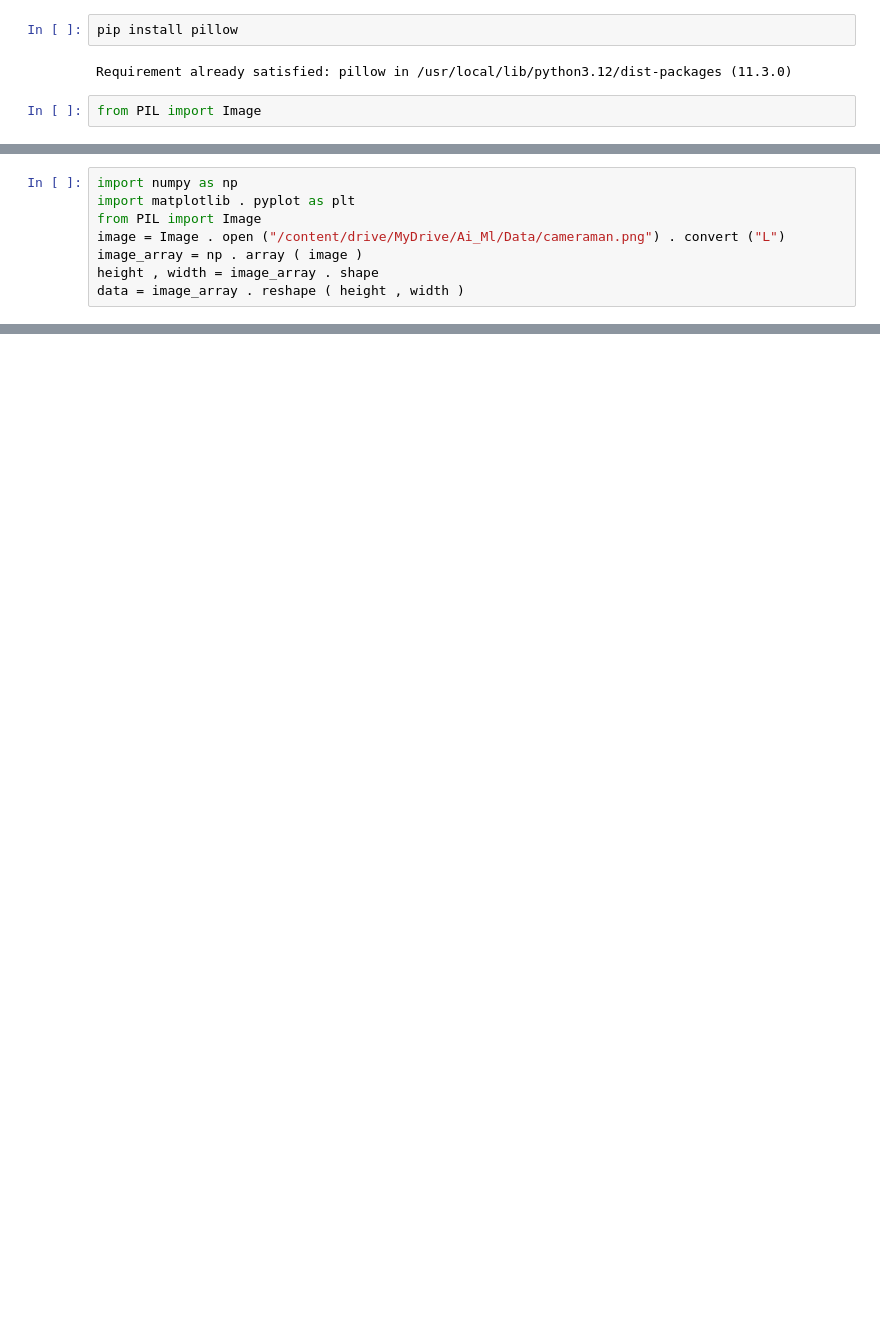
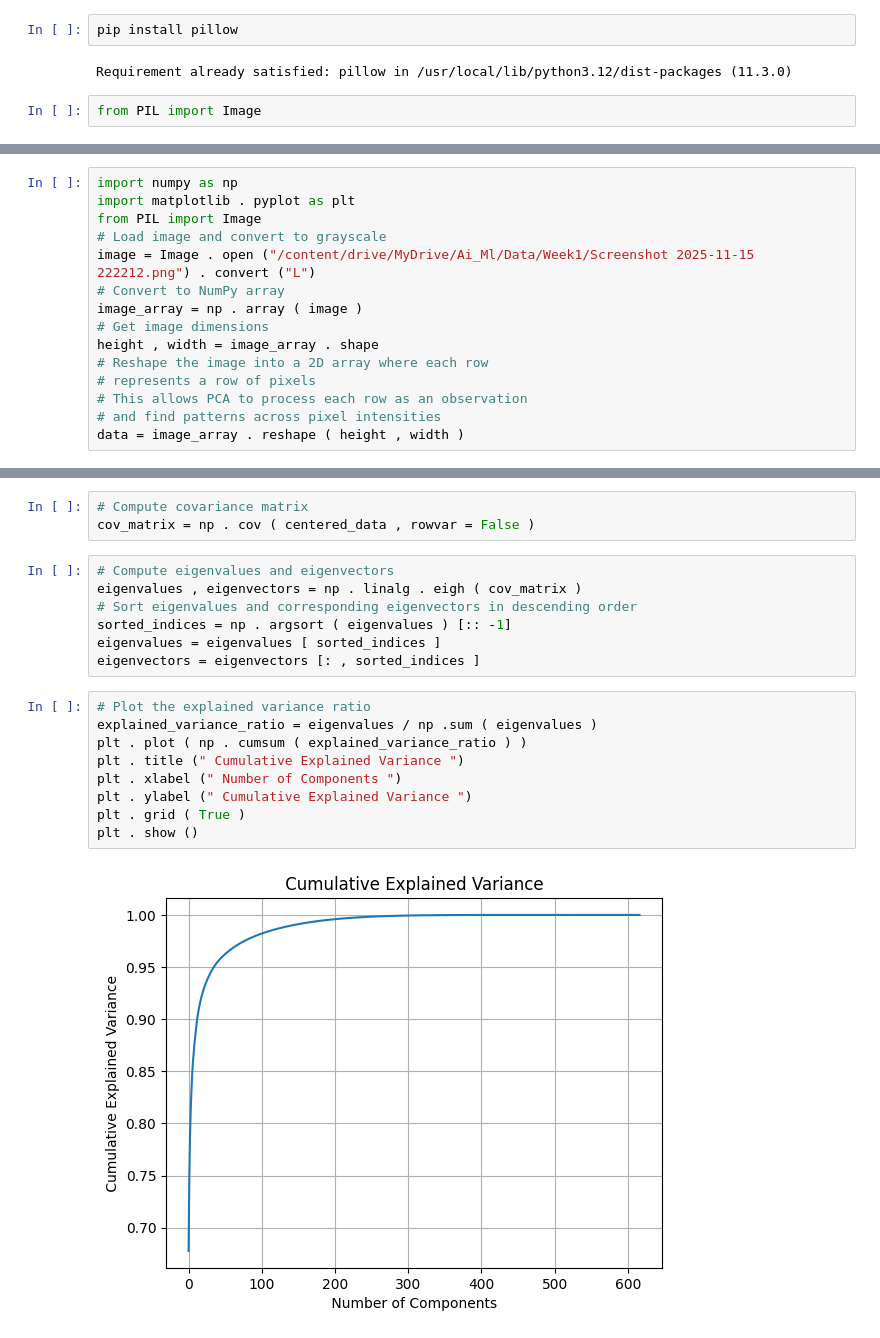
Before and after one commit to diyayourfav/AI-MLModule, a Jupyter notebook: Week1/Workshop1.ipynb, the cells around one changed output, grey strips where cells are left out. Cells and saved outputs as stored; diff of their text form; blank space fills up the shorter version.

```diff
--- a/Week1/Workshop1.ipynb
+++ b/Week1/Workshop1.ipynb
@@ -71,8 +186,15 @@ image_from_array . show ()
 import numpy as np
 import matplotlib . pyplot as plt
 from PIL import Image
-image = Image . open ("/content/drive/MyDrive/Ai_Ml/Data/cameraman.png") . convert ("L")
+# Load image and convert to grayscale
+image = Image . open ("/content/drive/MyDrive/Ai_Ml/Data/Week1/Screenshot 2025-11-15 222212.png") . convert ("L")
+# Convert to NumPy array
 image_array = np . array ( image )
+# Get image dimensions
 height , width = image_array . shape
+# Reshape the image into a 2D array where each row
+# represents a row of pixels
+# This allows PCA to process each row as an observation
+# and find patterns across pixel intensities
 data = image_array . reshape ( height , width )
 # %%
@@ -80 +204,22 @@ mean = np.mean(data, axis= 0)
 centered_data = data - mean
+# %%
+# Compute covariance matrix
+cov_matrix = np . cov ( centered_data , rowvar = False )
+# %%
+# Compute eigenvalues and eigenvectors
+eigenvalues , eigenvectors = np . linalg . eigh ( cov_matrix )
+# Sort eigenvalues and corresponding eigenvectors in descending order
+sorted_indices = np . argsort ( eigenvalues ) [:: -1]
+eigenvalues = eigenvalues [ sorted_indices ]
+eigenvectors = eigenvectors [: , sorted_indices ]
+# %%
+# Plot the explained variance ratio
+explained_variance_ratio = eigenvalues / np .sum ( eigenvalues )
+plt . plot ( np . cumsum ( explained_variance_ratio ) )
+plt . title (" Cumulative Explained Variance ")
+plt . xlabel (" Number of Components ")
+plt . ylabel (" Cumulative Explained Variance ")
+plt . grid ( True )
+plt . show ()
+# %% [output]
+[figure, added]
```
Also changed, not shown: parts of 23 cells of this notebook, 1 other file.
